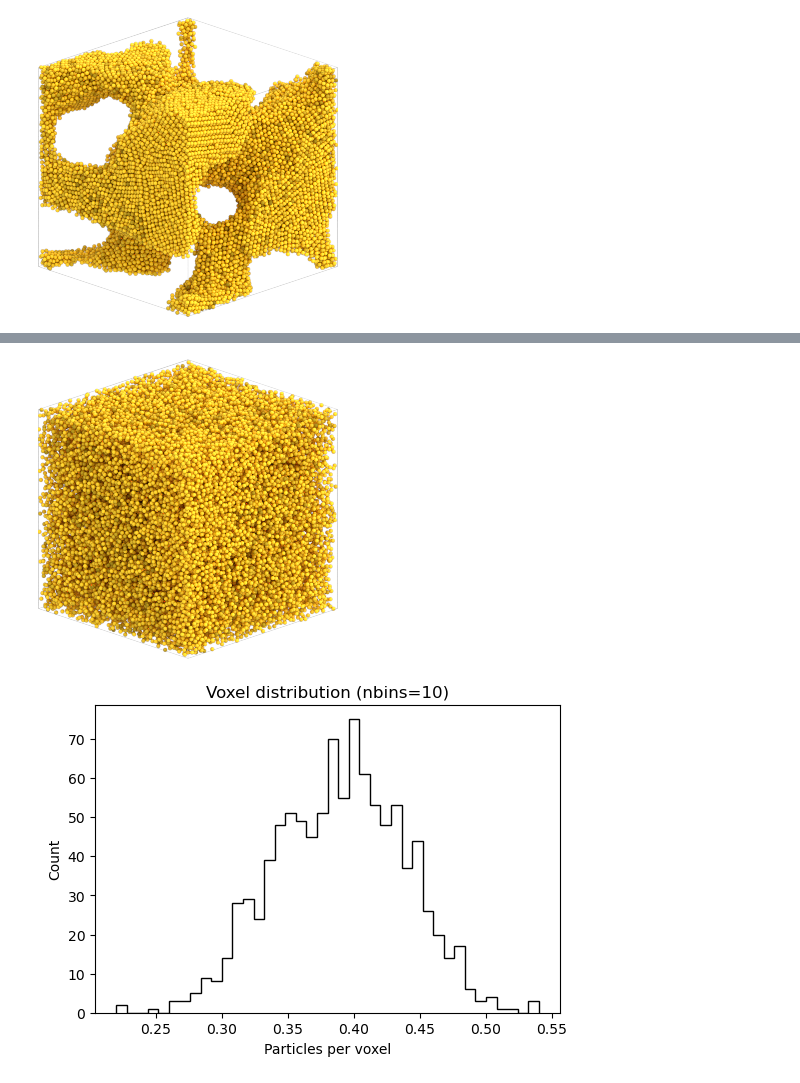
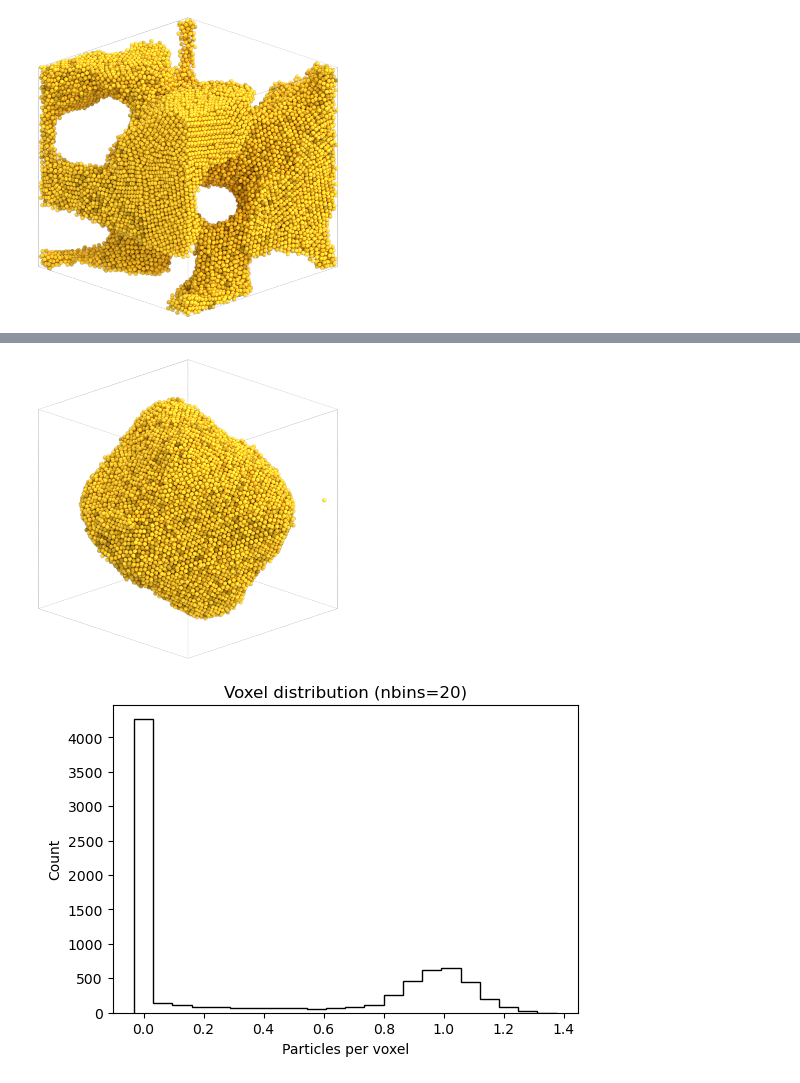
Before and after one commit to SBC-Collaboration/MDsims, a Jupyter notebook: Sandbox2.ipynb, the cells around one changed output, grey strips where cells are left out. Saved outputs shown, nothing was run; the diff lists cells and outputs as text; code cells hidden in the pictures.

```diff
--- a/Sandbox2.ipynb
+++ b/Sandbox2.ipynb
@@ -54,6 +54,6 @@ vh.plot_voxel_histogram(sim, nbins=10, use_density=False);
 # %%
-log_path = "/exp/e961/data/MDsims-data/pnichols/Thermalized_States/BoxLength_50.0/rho_0.39/kT_0.40/randomization_nsteps_100000_log.hdf5"
-gsd_path = "/exp/e961/data/MDsims-data/pnichols/Thermalized_States/BoxLength_50.0/rho_0.39/kT_0.40/randomization_nsteps_100000.gsd"
+log_path = "/exp/e961/data/MDsims-data/pnichols/Thermalized_States/BoxLength_50.0/rho_0.39/kT_0.40/randomization_nsteps_1000000_log.hdf5"
+gsd_path = "/exp/e961/data/MDsims-data/pnichols/Thermalized_States/BoxLength_50.0/rho_0.39/kT_0.40/randomization_nsteps_1000000.gsd"
 
 log = lh.read_hdf5_log(log_path)
 
@@ -91,11 +92,11 @@ with gsd.hoomd.open(gsd_path, "r") as traj:
 
 vh.render(frame)
 # %% [output]
-[figure, old version]
+[figure, new version]
 # %%
 sim = hoomd.Simulation(device=hoomd.device.GPU(), seed=1)
 sim.create_state_from_snapshot(frame)
 
-vh.plot_voxel_histogram(sim, nbins=10, use_density=False);
+vh.plot_voxel_histogram(sim, nbins=20, use_density=False);
 # %% [output]
-[figure, old version]
+[figure, new version]
```
Also changed, not shown: parts of 3 cells of this notebook, 4 other files.
